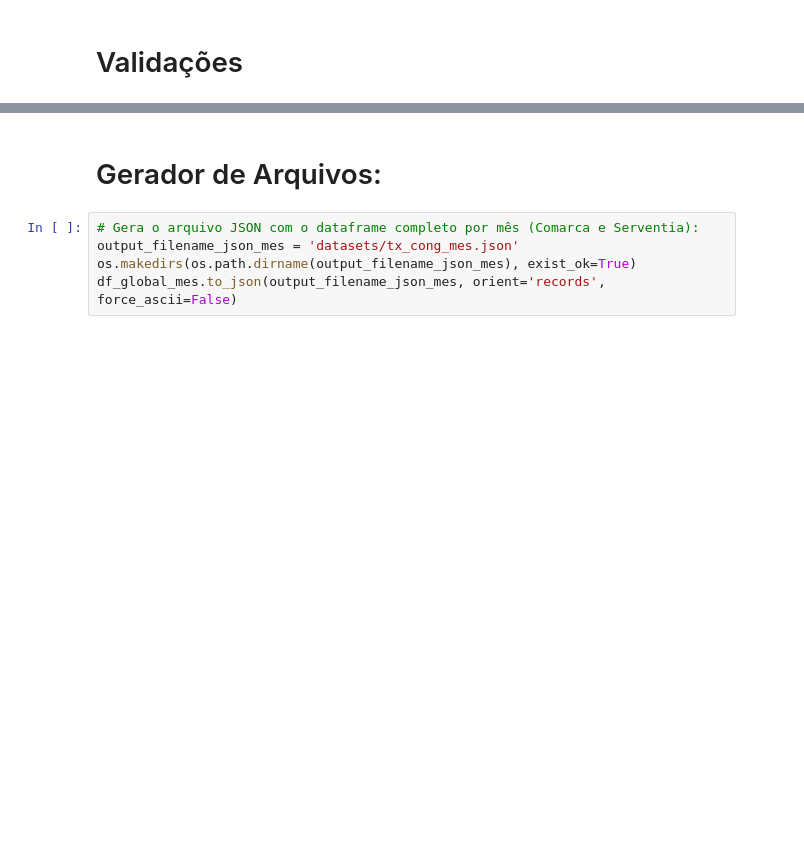
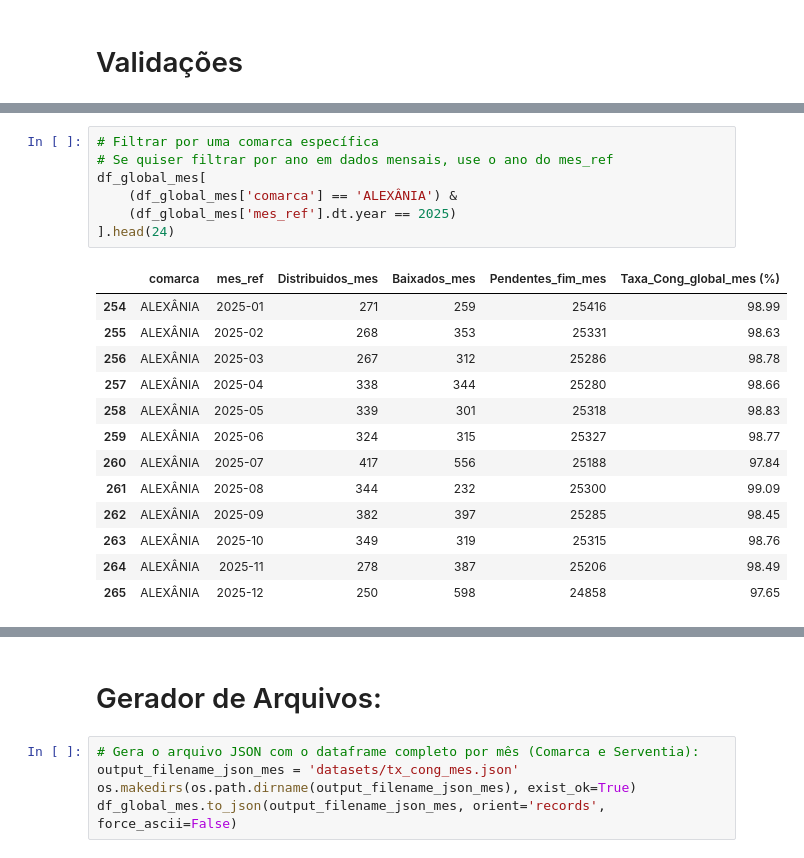
Before and after one commit to dvjuliocesar/TJGO_Projeto7_TxCongGeral, a Jupyter notebook: tx_updated.ipynb, the cells around one changed output, grey strips where cells are left out. Drawn from its saved outputs; the diff is of its cells as text; blank space fills up the shorter version.

```diff
--- a/tx_updated.ipynb
+++ b/tx_updated.ipynb
@@ -136,0 +476,21 @@ df_global_mes.head(12)
+# %%
+# Filtrar por uma comarca específica
+# Se quiser filtrar por ano em dados mensais, use o ano do mes_ref
+df_global_mes[
+    (df_global_mes['comarca'] == 'ALEXÂNIA') &
+    (df_global_mes['mes_ref'].dt.year == 2025)
+].head(24)
+# %% [output]
+|  | comarca | mes_ref | Distribuidos_mes | Baixados_mes | Pendentes_fim_mes | Taxa_Cong_global_mes (%) |
+| 254 | ALEXÂNIA | 2025-01 | 271 | 259 | 25416 | 98.99 |
+| 255 | ALEXÂNIA | 2025-02 | 268 | 353 | 25331 | 98.63 |
+| 256 | ALEXÂNIA | 2025-03 | 267 | 312 | 25286 | 98.78 |
+| 257 | ALEXÂNIA | 2025-04 | 338 | 344 | 25280 | 98.66 |
+| 258 | ALEXÂNIA | 2025-05 | 339 | 301 | 25318 | 98.83 |
+| 259 | ALEXÂNIA | 2025-06 | 324 | 315 | 25327 | 98.77 |
+| 260 | ALEXÂNIA | 2025-07 | 417 | 556 | 25188 | 97.84 |
+| 261 | ALEXÂNIA | 2025-08 | 344 | 232 | 25300 | 99.09 |
+| 262 | ALEXÂNIA | 2025-09 | 382 | 397 | 25285 | 98.45 |
+| 263 | ALEXÂNIA | 2025-10 | 349 | 319 | 25315 | 98.76 |
+| 264 | ALEXÂNIA | 2025-11 | 278 | 387 | 25206 | 98.49 |
+| 265 | ALEXÂNIA | 2025-12 | 250 | 598 | 24858 | 97.65 |
```
Also changed, not shown: parts of 35 cells of this notebook.
